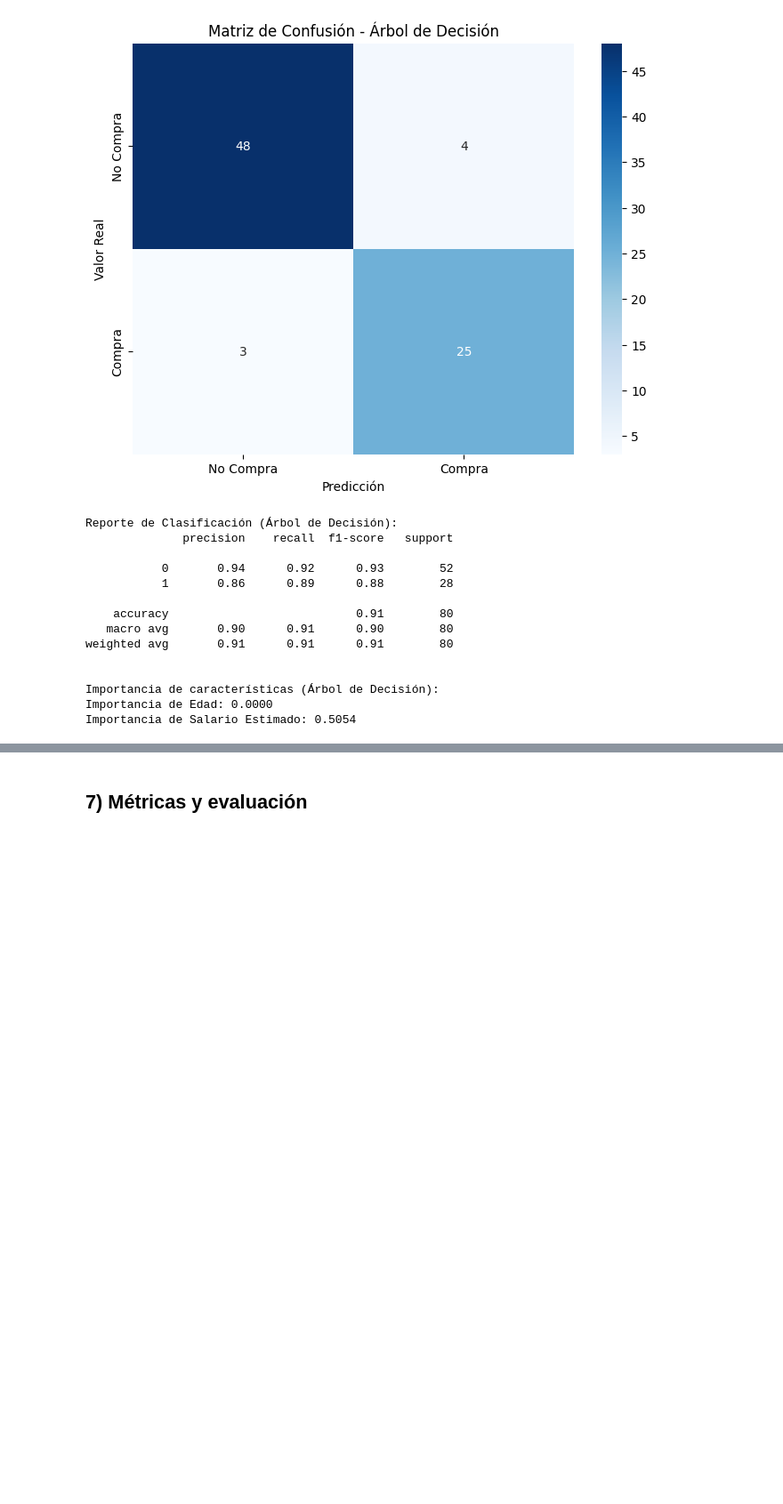
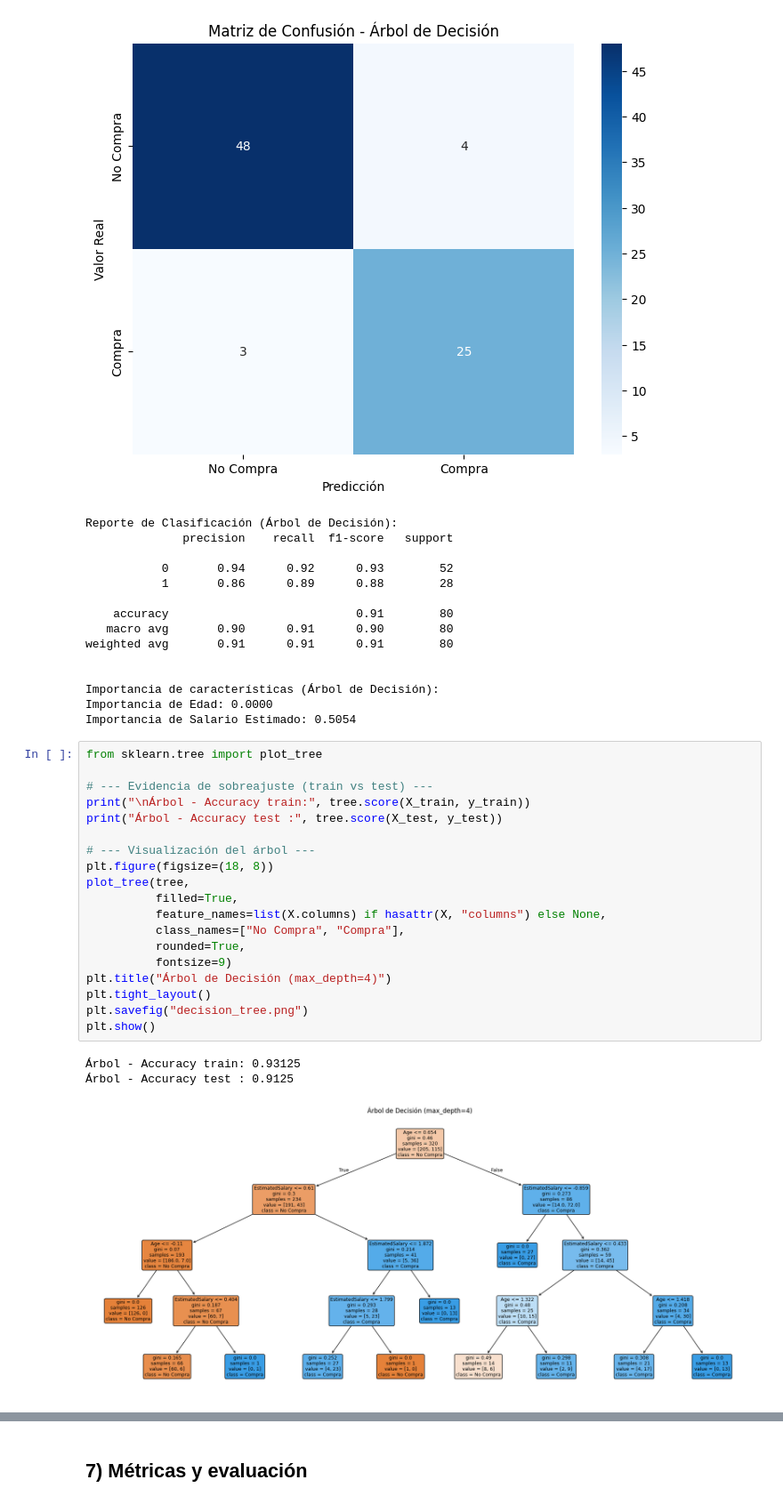
Before and after one commit to alissonavila-artemis/Clasificaci-n-t-cnica-mediante-SVM-Arbol-de-decision-y-random-forest, a Jupyter notebook: Modelos_Supervisados_labGuiado_(1).ipynb, the cells around one changed output, grey strips where cells are left out. Shown at 89% size. Saved outputs shown, nothing was run; the diff lists cells and outputs as text; blank space fills up the shorter version.

```diff
--- a/Modelos_Supervisados_labGuiado_(1).ipynb
+++ b/Modelos_Supervisados_labGuiado_(1).ipynb
@@ -380,3 +418,26 @@ weighted avg       0.91      0.91      0.91        80
 Importancia de características (Árbol de Decisión):
 Importancia de Edad: 0.0000
 Importancia de Salario Estimado: 0.5054
+# %%
+from sklearn.tree import plot_tree
+
+# --- Evidencia de sobreajuste (train vs test) ---
+print("\nÁrbol - Accuracy train:", tree.score(X_train, y_train))
+print("Árbol - Accuracy test :", tree.score(X_test, y_test))
+
+# --- Visualización del árbol ---
+plt.figure(figsize=(18, 8))
+plot_tree(tree,
+          filled=True,
+          feature_names=list(X.columns) if hasattr(X, "columns") else None,
+          class_names=["No Compra", "Compra"],
+          rounded=True,
+          fontsize=9)
+plt.title("Árbol de Decisión (max_depth=4)")
+plt.tight_layout()
+plt.savefig("decision_tree.png")
+plt.show()
+# %% [output]
+Árbol - Accuracy train: 0.93125
+Árbol - Accuracy test : 0.9125
+[figure, added]
```
Also changed, not shown: parts of 5 cells of this notebook, 4 other files.
